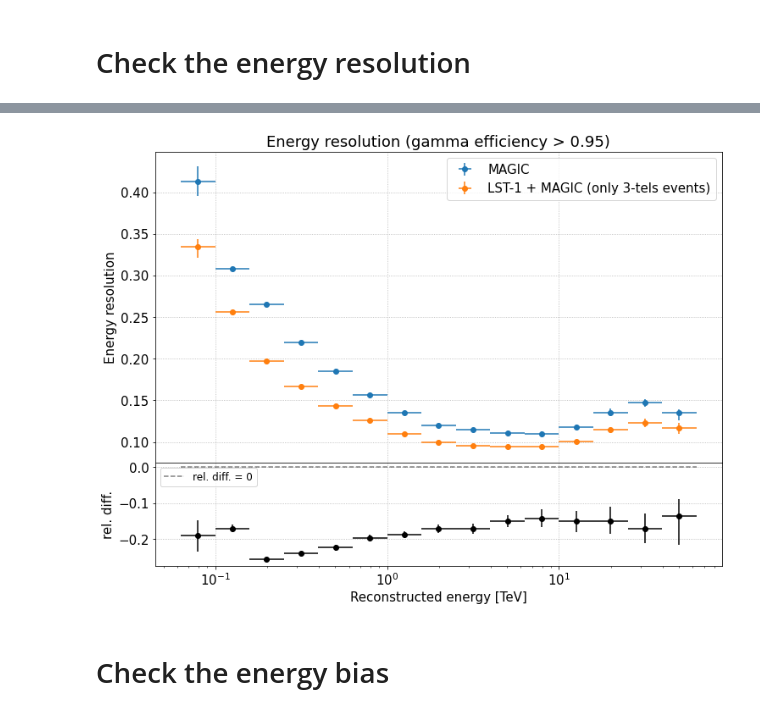
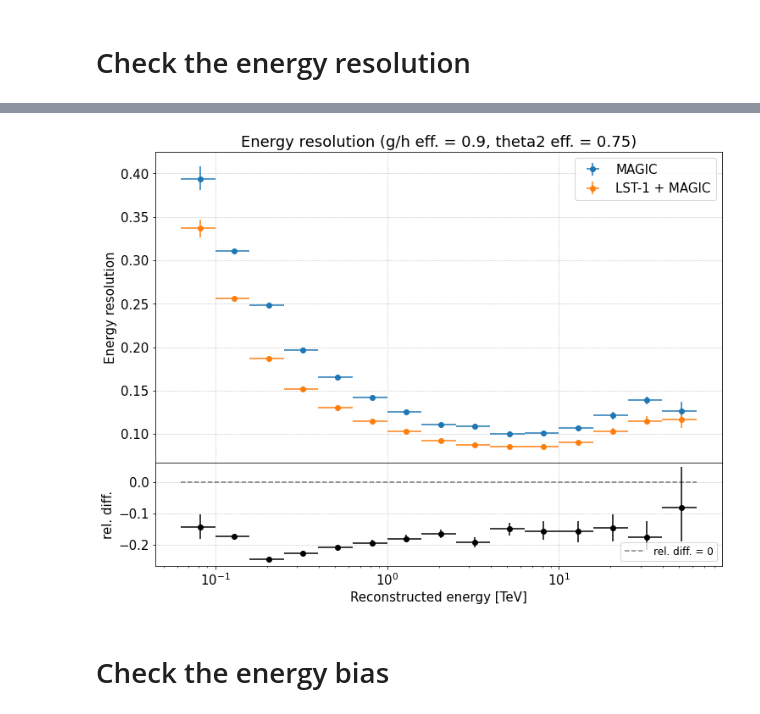
Before and after one commit to cta-observatory/magic-cta-pipe, a Jupyter notebook: notebooks/check_irfs_from_dl2.ipynb, the cells around one changed output, grey strips where cells are left out. Saved outputs shown, nothing was run; the diff lists cells and outputs as text; code cells hidden in the pictures.

```diff
--- a/notebooks/check_irfs_from_dl2.ipynb
+++ b/notebooks/check_irfs_from_dl2.ipynb
@@ -390,20 +428,22 @@ plt.show()
 mask_gh_magic = evaluate_binned_cut(
     values=dl2_magic['gammaness'].to_numpy(),
     bin_values=u.Quantity(dl2_magic['reco_energy'].to_numpy(), u.TeV),
-    cut_table=cut_table_magic,
+    cut_table=gh_cuts_magic,
     op=operator.ge,
 )
-
-n_events_magic = np.count_nonzero(mask_gh_magic)
-print(f'Number of survived MAGIC events: {n_events_magic}')
 
 mask_gh_mlst = evaluate_binned_cut(
     values=dl2_mlst['gammaness'].to_numpy(),
     bin_values=u.Quantity(dl2_mlst['reco_energy'].to_numpy(), u.TeV),
-    cut_table=cut_table_mlst,
+    cut_table=gh_cuts_mlst,
     op=operator.ge,
 )
 
-n_events = np.count_nonzero(mask_gh_mlst)
-print(f'Number of survived LST-1 + MAGIC events: {n_events}')
+print('Applying the gammaness cuts...\n')
+
+dl2_magic_gcut = dl2_magic[mask_gh_magic]
+dl2_mlst_gcut = dl2_mlst[mask_gh_mlst]
+
+print(f'MAGIC: {len(dl2_magic_gcut)} events')
+print(f'LST-1 + MAGIC: {len(dl2_mlst_gcut)} events')
 # %% [output]
@@ -526,68 +906,67 @@ array([[0.3342978 , 0.32145118, 0.34340062],
 plt.figure()
 gs = gridspec.GridSpec(4, 1)
 
-# Plot the energy resolutions:
+mask_zeros = np.logical_and(
+    engres_magic[:, 0] > 0,
+    engres_mlst[:, 0] > 0,
+)
+
+engres_magic_masked = engres_magic[mask_zeros]
+engres_mlst_masked = engres_mlst[mask_zeros]
+
+ebins_lo = energy_bins[:-1][mask_zeros]
+ebins_hi = energy_bins[1:][mask_zeros]
+ebins_center = (ebins_lo + ebins_hi) / 2
+
+# Plot the resolutions:
 ax1 = plt.subplot(gs[:3])
-ax1.set_title(f'Energy resolution (gamma efficiency > {gamma_eff})')
+ax1.set_title(f'Energy resolution (g/h eff. = {gh_efficiency}, theta2 eff. = {theta2_efficiency})')
 ax1.set_ylabel('Energy resolution')
 ax1.semilogx()
+ax1.grid()
 
 ax1.errorbar(
-    x=ebins_mean, y=eres_magic[:, 0],
-    xerr=[ebins_mean - ebins_lo, ebins_hi - ebins_mean],
-    yerr=[eres_magic[:, 0] - eres_magic[:, 1], eres_magic[:, 2] - eres_magic[:, 0]],
+    x=ebins_center, y=engres_magic_masked[:, 0],
+    xerr=[ebins_center - ebins_lo, ebins_hi - ebins_center],
+    yerr=[engres_magic_masked[:, 0] - engres_magic_masked[:, 1],
+          engres_magic_masked[:, 2] - engres_magic_masked[:, 0]],
     label='MAGIC', fmt='o',
 )
 
 ax1.errorbar(
-    x=ebins_mean, y=eres_mlst[:, 0],
-    xerr=[ebins_mean - ebins_lo, ebins_hi - ebins_mean],
-    yerr=[eres_mlst[:, 0] - eres_mlst[:, 1], eres_mlst[:, 2] - eres_mlst[:, 0]],
-    label='LST-1 + MAGIC (only 3-tels events)', fmt='o',
+    x=ebins_center, y=engres_mlst_masked[:, 0],
+    xerr=[ebins_center - ebins_lo, ebins_hi - ebins_center],
+    yerr=[engres_mlst_masked[:, 0] - engres_mlst_masked[:, 1],
+          engres_mlst_masked[:, 2] - engres_mlst_masked[:, 0]],
+    label='LST-1 + MAGIC', fmt='o',
 )
 
 ax1.legend()
-ax1.grid()
-
 plt.setp(ax1.get_xticklabels(), visible=False)
 
-# Plot the relative difference:
+# Plot the relative differences:
 ax2 = plt.subplot(gs[3], sharex=ax1)
 ax2.set_xlabel('Reconstructed energy [TeV]')
 ax2.set_ylabel('rel. diff.')
 ax2.semilogx()
+ax2.grid()
 
-rel_diff = (eres_mlst[:, 0] - eres_magic[:, 0]) / eres_magic[:, 0]
-
-yerr_1 = calc_reldiff_err(
-    x=eres_mlst[:, 0], y=eres_magic[:, 0],
-    xerr=eres_mlst[:, 0] - eres_mlst[:, 1],
-    yerr=eres_magic[:, 0] - eres_magic[:, 1],
-)
-
-yerr_2 = calc_reldiff_err(
-    x=eres_mlst[:, 0], y=eres_magic[:, 0],
-    xerr=eres_mlst[:, 2] - eres_mlst[:, 0],
-    yerr=eres_magic[:, 2] - eres_magic[:, 0],
-)
+rel_diff, rel_diff_err = calculate_relative_difference(engres_magic_masked, engres_mlst_masked)
 
 ax2.errorbar(
-    x=ebins_mean, y=rel_diff,
-    xerr=[ebins_mean - ebins_lo, ebins_hi - ebins_mean],
-    yerr=[yerr_1, yerr_2], fmt='o', color='black',
+    x=ebins_center, y=rel_diff,
+    xerr=[ebins_center - ebins_lo, ebins_hi - ebins_center],
+    yerr=rel_diff_err, fmt='o', color='black',
 )
 
 ax2.plot(
     (ebins_lo[0], ebins_hi[-1]), (0, 0),
     linestyle='--', color='black', alpha=0.5, label='rel. diff. = 0',
 )
 
-ax2.grid()
-ax2.legend(loc='upper left', fontsize=12)
-
+ax2.legend(fontsize=12)
 plt.subplots_adjust(hspace=.0)
-plt.show()
 # %% [output]
-[figure, old version]
+[figure, new version]
 # %% [markdown]
 # Check the energy bias
```
Also changed, not shown: parts of 74 cells of this notebook, 4 other files.
